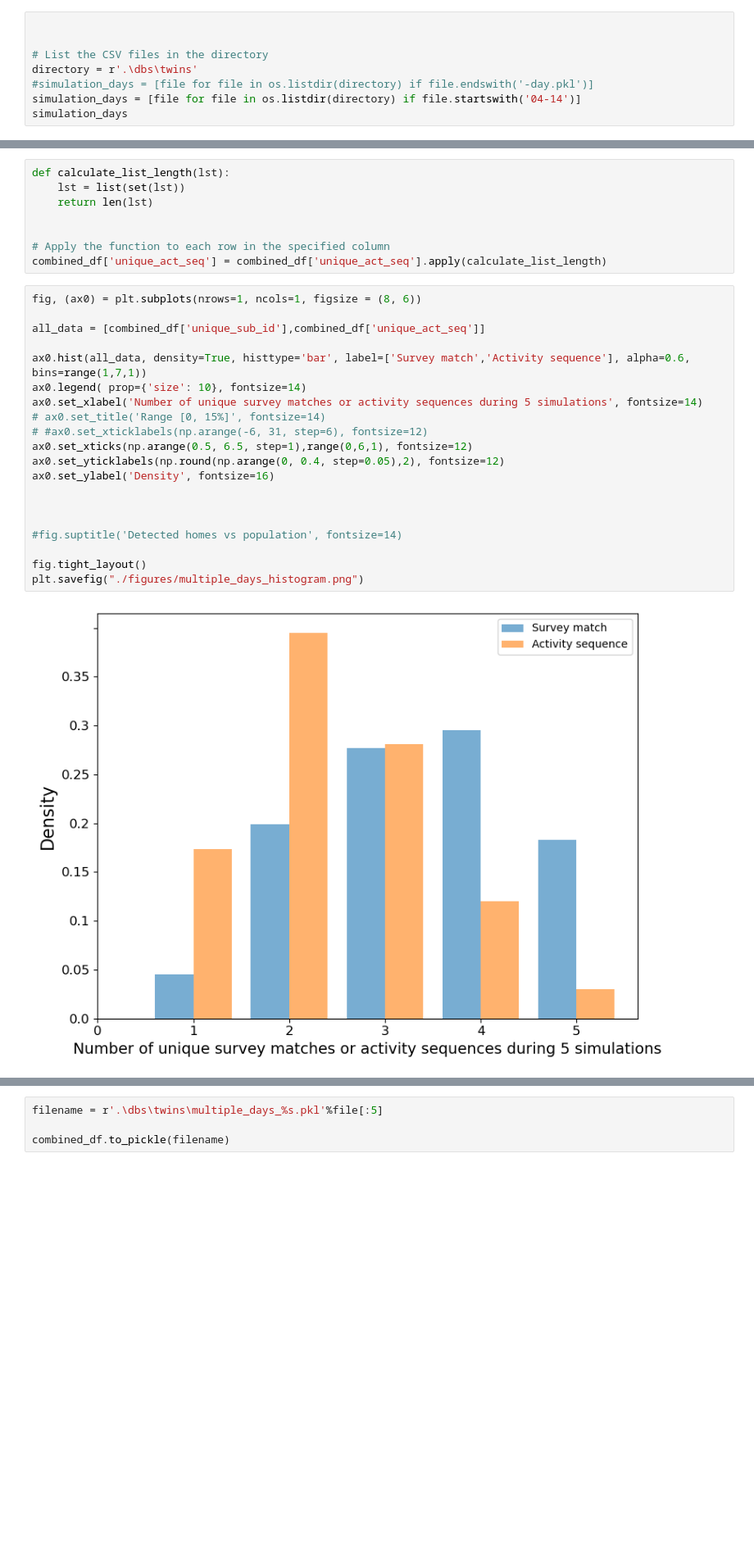
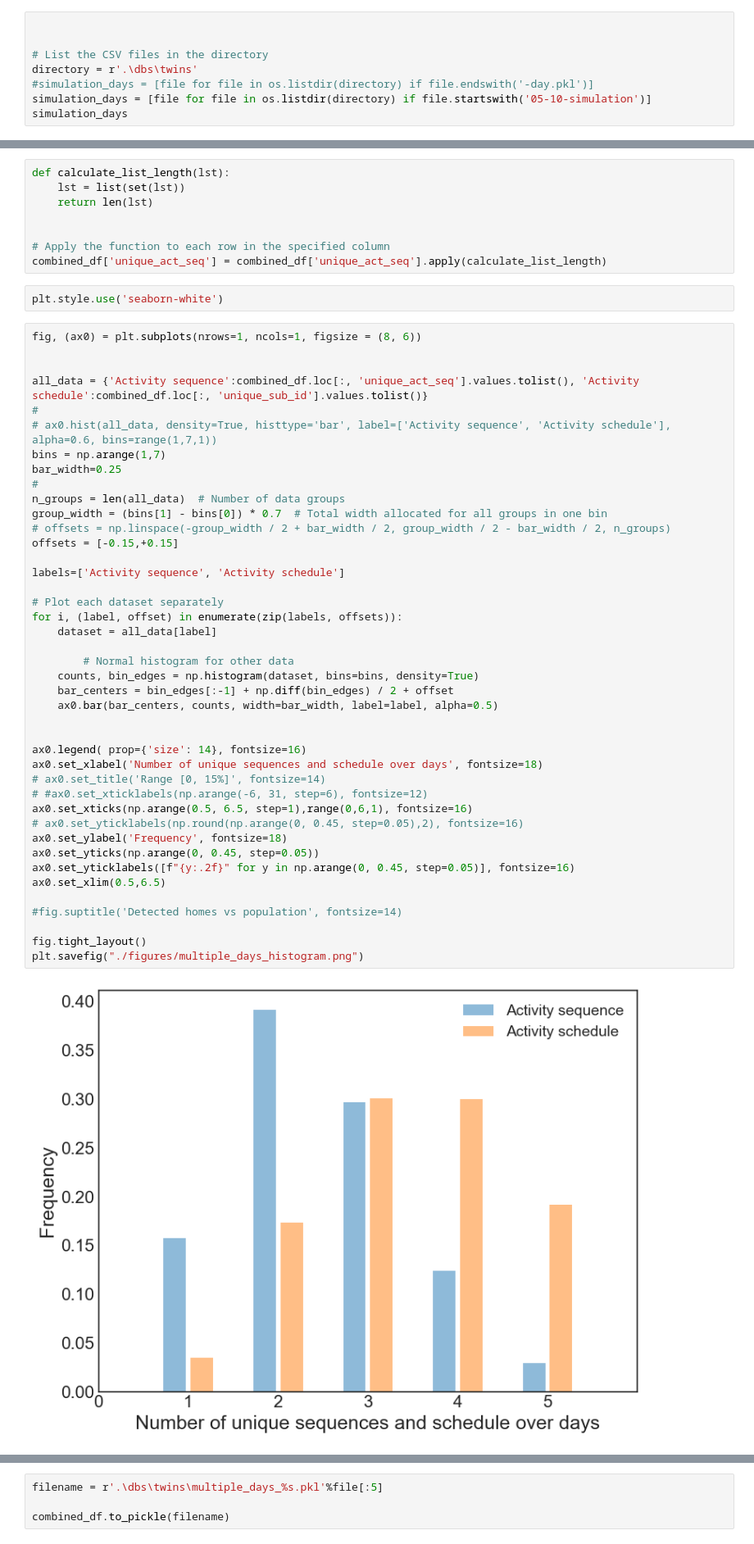
Before and after one commit to tozlucaglar/MAD4AG, a Jupyter notebook: src/6.2-Multiple-days-evaluation.ipynb, the cells around one changed output, grey strips where cells are left out. Shown at 82% size. Saved outputs shown, nothing was run; the diff lists cells and outputs as text; blank space fills up the shorter version.

```diff
--- a/src/6.2-Multiple-days-evaluation.ipynb
+++ b/src/6.2-Multiple-days-evaluation.ipynb
@@ -22,6 +19,6 @@ C:\MAD4AG
 # List the CSV files in the directory
 directory = r'.\dbs\twins'
 #simulation_days = [file for file in os.listdir(directory) if file.endswith('-day.pkl')]
-simulation_days = [file for file in os.listdir(directory) if file.startswith('04-14')]
+simulation_days = [file for file in os.listdir(directory) if file.startswith('05-10-simulation')]
 simulation_days
 # %% [output]
@@ -63,28 +60,52 @@ def calculate_list_length(lst):
 
 # Apply the function to each row in the specified column
 combined_df['unique_act_seq'] = combined_df['unique_act_seq'].apply(calculate_list_length)
+# %%
+plt.style.use('seaborn-white')
 # %%
 fig, (ax0) = plt.subplots(nrows=1, ncols=1, figsize = (8, 6))
 
-all_data = [combined_df['unique_sub_id'],combined_df['unique_act_seq']]
 
-ax0.hist(all_data, density=True, histtype='bar', label=['Survey match','Activity sequence'], alpha=0.6, bins=range(1,7,1))
-ax0.legend( prop={'size': 10}, fontsize=14)
-ax0.set_xlabel('Number of unique survey matches or activity sequences during 5 simulations', fontsize=14)
+all_data = {'Activity sequence':combined_df.loc[:, 'unique_act_seq'].values.tolist(), 'Activity schedule':combined_df.loc[:, 'unique_sub_id'].values.tolist()}
+#
+# ax0.hist(all_data, density=True, histtype='bar', label=['Activity sequence', 'Activity schedule'], alpha=0.6, bins=range(1,7,1))
+bins = np.arange(1,7)
+bar_width=0.25
+#
+n_groups = len(all_data)  # Number of data groups
+group_width = (bins[1] - bins[0]) * 0.7  # Total width allocated for all groups in one bin
+# offsets = np.linspace(-group_width / 2 + bar_width / 2, group_width / 2 - bar_width / 2, n_groups)
+offsets = [-0.15,+0.15]
+
+labels=['Activity sequence', 'Activity schedule']
+
+# Plot each dataset separately
+for i, (label, offset) in enumerate(zip(labels, offsets)):
+    dataset = all_data[label]
+
+        # Normal histogram for other data
+    counts, bin_edges = np.histogram(dataset, bins=bins, density=True)
+    bar_centers = bin_edges[:-1] + np.diff(bin_edges) / 2 + offset
+    ax0.bar(bar_centers, counts, width=bar_width, label=label, alpha=0.5)
+
+
+ax0.legend( prop={'size': 14}, fontsize=16)
+ax0.set_xlabel('Number of unique sequences and schedule over days', fontsize=18)
 # ax0.set_title('Range [0, 15%]', fontsize=14)
 # #ax0.set_xticklabels(np.arange(-6, 31, step=6), fontsize=12)
-ax0.set_xticks(np.arange(0.5, 6.5, step=1),range(0,6,1), fontsize=12)
-ax0.set_yticklabels(np.round(np.arange(0, 0.4, step=0.05),2), fontsize=12)
-ax0.set_ylabel('Density', fontsize=16)
-
-
+ax0.set_xticks(np.arange(0.5, 6.5, step=1),range(0,6,1), fontsize=16)
+# ax0.set_yticklabels(np.round(np.arange(0, 0.45, step=0.05),2), fontsize=16)
+ax0.set_ylabel('Frequency', fontsize=18)
+ax0.set_yticks(np.arange(0, 0.45, step=0.05))
+ax0.set_yticklabels([f"{y:.2f}" for y in np.arange(0, 0.45, step=0.05)], fontsize=16)
+ax0.set_xlim(0.5,6.5)
 
 #fig.suptitle('Detected homes vs population', fontsize=14)
 
 fig.tight_layout()
 plt.savefig("./figures/multiple_days_histogram.png")
 # %% [output]
-[figure, old version]
+[figure, new version]
 # %%
 from collections import Counter
 
```
Also changed, not shown: parts of 3 cells of this notebook, 21 other files.
